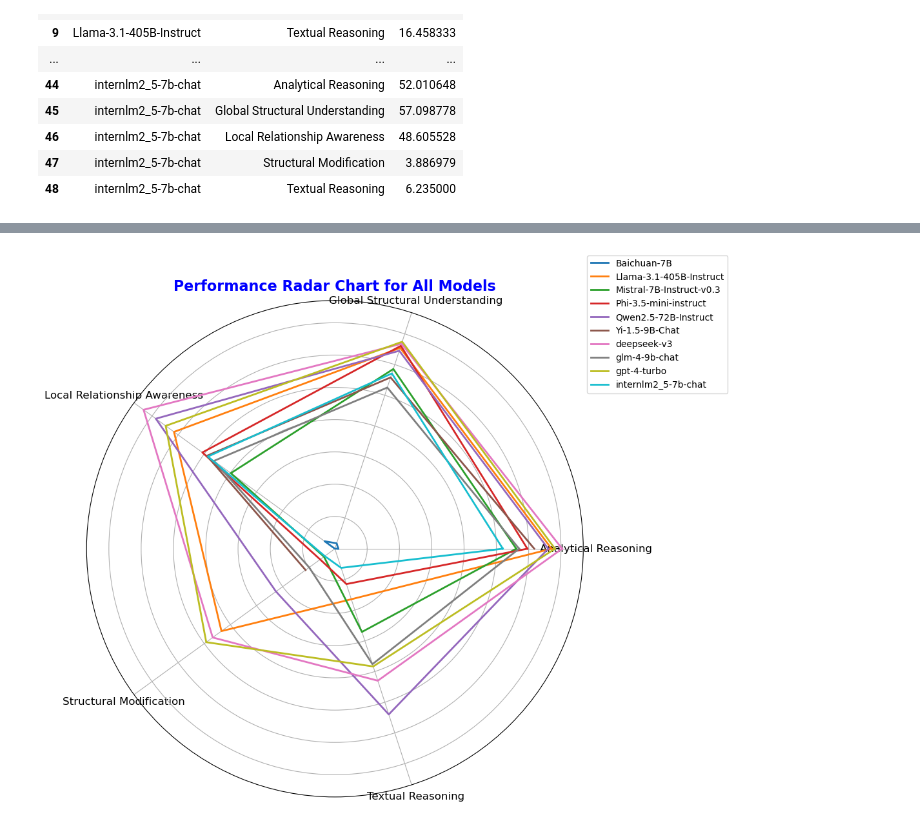
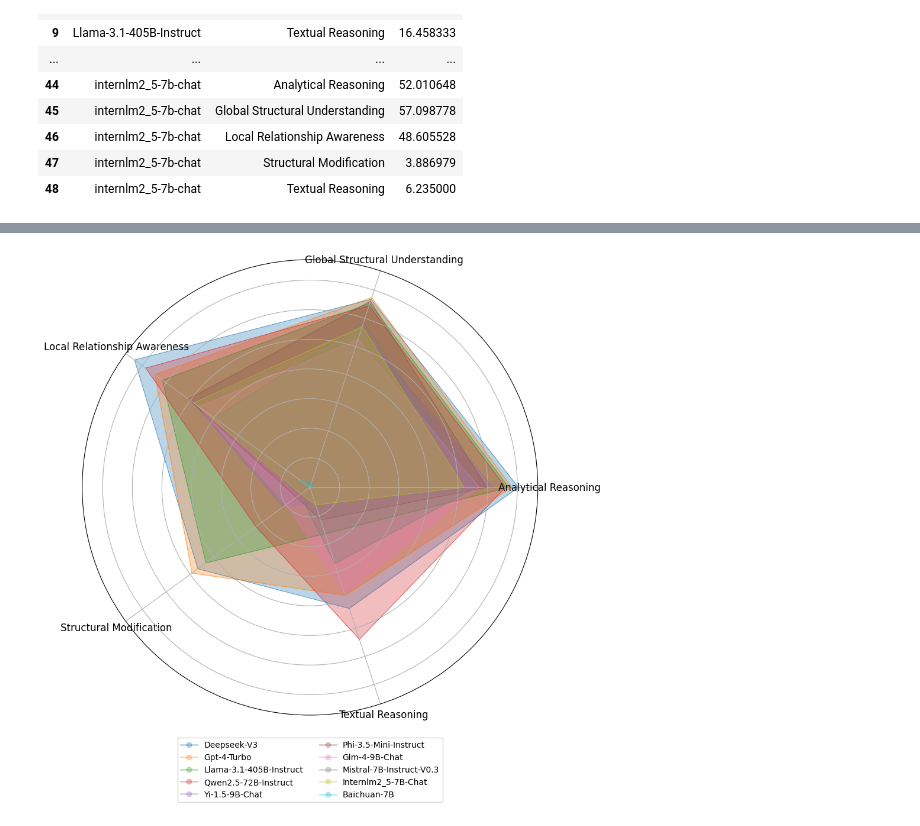
Before and after one commit to jzzzzh/HiBench, a Jupyter notebook: analysis/capability.ipynb, the cells around one changed output, grey strips where cells are left out. Cells and saved outputs as stored; diff of their text form; code cells hidden in the pictures.

Commit message:
radar_chart

```diff
--- a/analysis/capability.ipynb
+++ b/analysis/capability.ipynb
@@ -169,29 +153,83 @@ pivot_df
+# %%
+
+# from sklearn.preprocessing import MinMaxScaler
+
+
+# X_scaled = 1 + ((X - X_min) / (X_max - X_min)) * (100 - 1)
+pivot_df = dimension_performance.pivot(index='ModelName', columns='Dimension', values='accuracy')
+pivot_df
+pivot_df = pivot_df.sort_values(by='Analytical Reasoning', ascending=False)
+
+# Function to normalize to the range 1 - 100
+# def normalize_to_1_100(df):
+#     return 1 + (df - df.min()) / (df.max() - df.min()) * (100 - 1)
+
+# # Normalize the DataFrame
+# normalized_df = normalize_to_1_100(pivot_df)
+# normalized_df = normalized_df.fillna(0)
+# normalized_df
 # %%
+from matplotlib.lines import Line2D
 
+# pivot_df = normalized_df
 
+# Prepare data
 categories = pivot_df.columns.tolist()
 models = pivot_df.index.tolist()
-
 num_vars = len(categories)
 
+# Define manual colors for each model
+colors = ['#1f77b4',  # Blue
+          '#ff7f0e',  # Orange
+          '#2ca02c',  # Green
+          '#d62728',  # Red
+          '#9467bd',  # Purple
+          '#8c564b',  # Brown
+          '#e377c2',  # Pink
+          '#7f7f7f',  # Gray
+          '#bcbd22',  # Yellow-Green
+          '#17becf']  # Cyan
+
+# Calculate angles for the radar chart
 angles = np.linspace(0, 2 * np.pi, num_vars, endpoint=False).tolist()
-angles += angles[:1]
+angles += angles[:1]  # Close the circle
 
+# Create the radar plot
 fig, ax = plt.subplots(figsize=(10, 10), subplot_kw=dict(polar=True))
 
-for model in models:
+# Plot each model with filled color and opacity
+for model, color in zip(models, colors):
     values = pivot_df.loc[model].tolist()
-    values += values[:1]
-    ax.plot(angles, values, linewidth=2, label=model)
-    # ax.fill(angles, values, alpha=0.25)
+    values += values[:1]  # Close the circle
 
+    # Plot the model's line (no marker)
+    ax.plot(angles, values, linewidth=0.3, color=color, label=model.title())
+    ax.fill(angles, values, alpha=0.3, color=color)  # Fill the area under the line
+
+# Customize the radar chart
 ax.set_yticklabels([])
 ax.set_xticks(angles[:-1])
+# ax.set_xticklabels([])
 ax.set_xticklabels(categories, fontsize=12)
-ax.set_title('Performance Radar Chart for All Models', size=16, color='blue', weight='bold')
 
-ax.legend(loc='upper right', bbox_to_anchor=(1.3, 1.1))
+# Create custom legend lines dynamically
+custom_lines = [
+    Line2D([0], [0], color=color, alpha=0.3,linewidth=2, marker='o', markersize=6, label=model.title())
+    for model, color in zip(models, colors)
+]
 
+# Add the custom legend
+ax.legend(
+    handles=custom_lines,
+    loc='lower center',          # Position the legend at the bottom
+    bbox_to_anchor=(0.5, -0.2),  # Adjust placement
+    ncol=2,                      # Arrange items in columns
+    fontsize=10                  # Adjust font size
+)
+
+plt.savefig("radar_chart_label.png", dpi=300, bbox_inches='tight')  # Save as PNG file
+
+# Show the plot
 plt.show()
 # %% [output]
-[figure, old version]
+[figure, new version]
```
Also changed, not shown: parts of 1 cell of this notebook, 2 other files.
